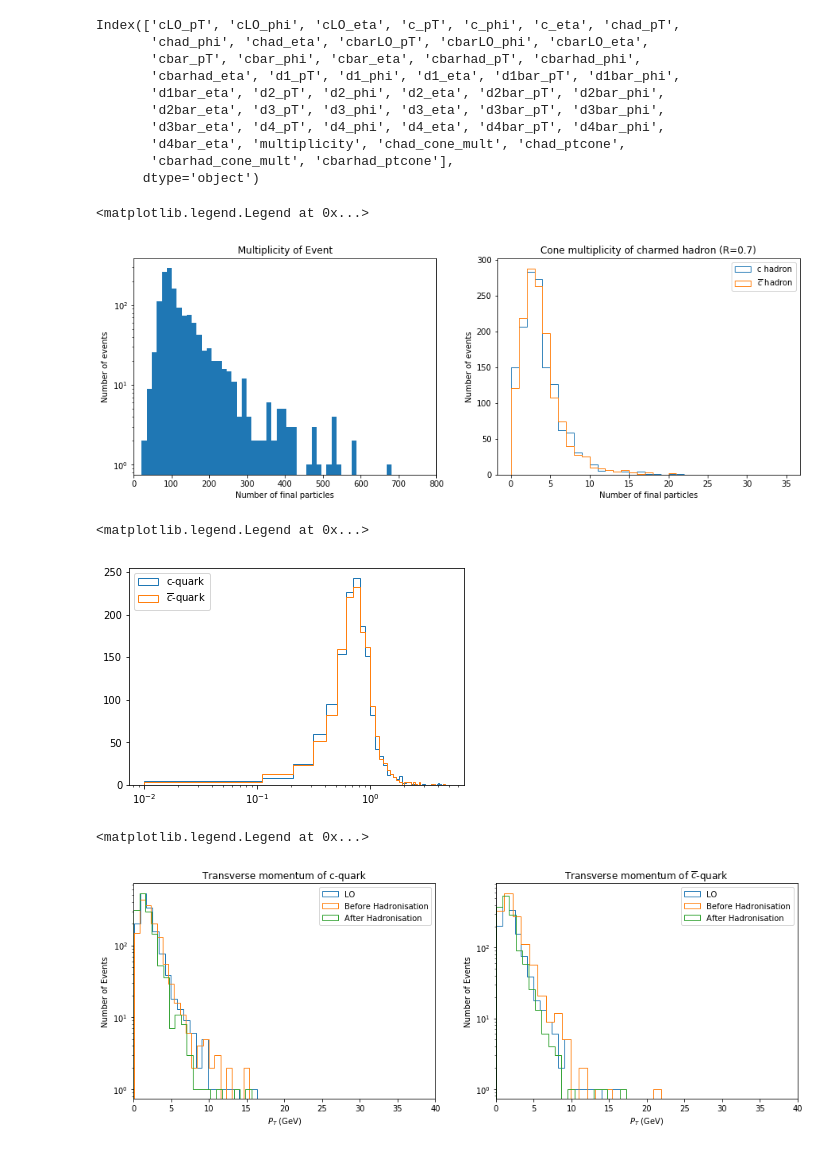
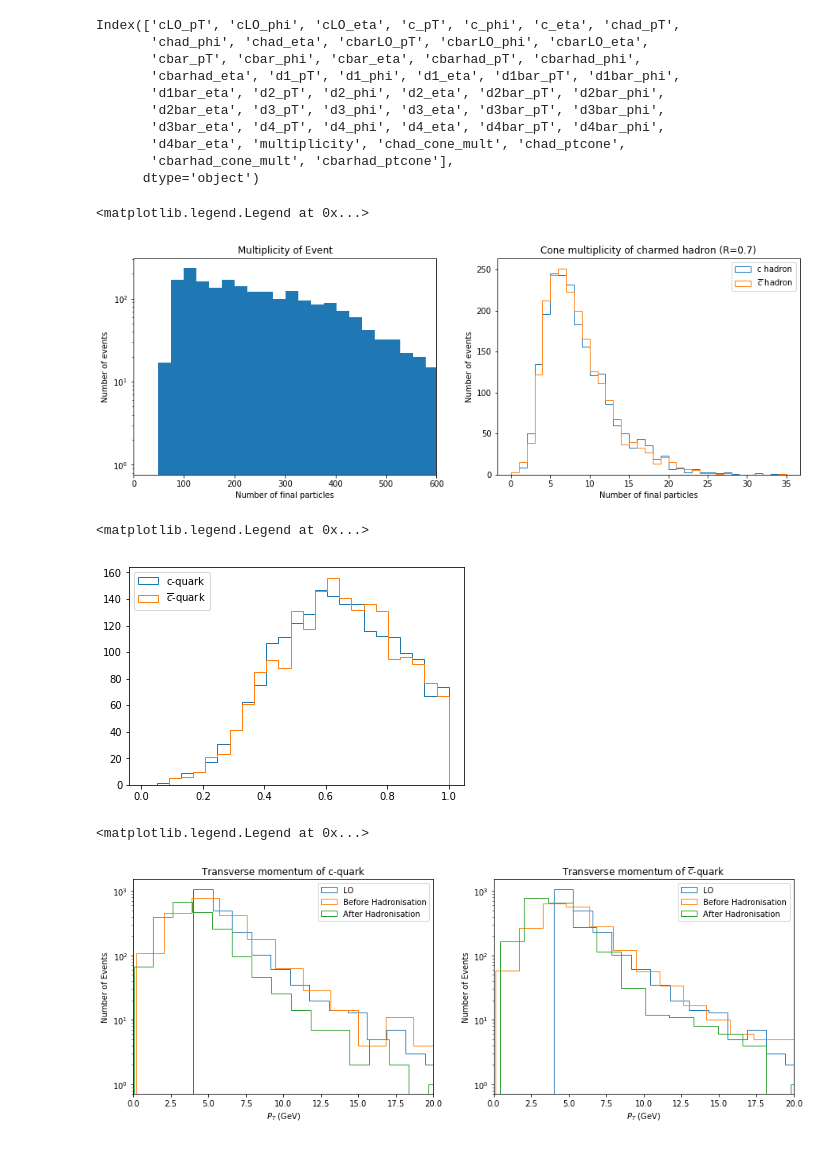
Before and after one commit to JoshuaKMWinter/HF_MPI_Studies, a Jupyter notebook: CharmAnalysis.ipynb, the cells around one changed output. Drawn from its saved outputs; the diff is of its cells as text; code cells hidden in the pictures.

Commit message:
Data with pthatmin cut and pt charmed hadron histogram ratios

```diff
--- a/CharmAnalysis.ipynb
+++ b/CharmAnalysis.ipynb
@@ -16,7 +16,7 @@ def Delta_R(phi1, eta1, phi2, eta2):
     return pow( dphi*dphi + deta*deta, 0.5 )
 # %%
 # Here below we are just reading the csv file
-dfcharm = pd.read_csv("input/Ds_EventData.csv")
+dfcharm = pd.read_csv("input/Ds_EventData_ptmin4.csv")
 
 #with the command below you can inspect the columns of the dataframe
 dfcharm.columns
@@ -40,8 +40,8 @@ dfcharm["chad_ptratio"] = dfcharm["chad_pT"]/dfcharm["cbarhad_pT"]
 dfcharm["c_ptratio"] = dfcharm["c_pT"]/dfcharm["cbar_pT"]
 dfcharm["cLO_ptratio"] = dfcharm["cLO_pT"]/dfcharm["cbarLO_pT"]
 #fragmentation functions for c and cbar
-dfcharm["FFc"] = dfcharm["chad_pT"]/dfcharm["c_pT"]
-dfcharm["FFcbar"] = dfcharm["cbarhad_pT"]/dfcharm["cbar_pT"]
+dfcharm["FFc"] = dfcharm["chad_pT"]/dfcharm["chad_ptcone"]
+dfcharm["FFcbar"] = dfcharm["cbarhad_pT"]/dfcharm["cbarhad_ptcone"]
 #pseudorapidity separation of ccbar pair at LO, Before and After Hadronisation
 dfcharm["deta_hadrons"] = abs( dfcharm["chad_eta"] - dfcharm["cbarhad_eta"] )
 dfcharm["deta_cc"] = abs( dfcharm["c_eta"] - dfcharm["cbar_eta"] )
@@ -66,38 +66,38 @@ dfcharm["dR_d4bar"] = Delta_R(dfcharm["cbarhad_phi"],dfcharm["cbarhad_eta"],dfch
 # %%
 #multiplicity plots
 fig, axes = plt.subplots(1,2, figsize=(15,5))
 
 axes[0].set_yscale("log")
 axes[0].set_title("Multiplicity of Event")
 axes[0].set_xlabel("Number of final particles")
 axes[0].set_ylabel("Number of events")
-axes[0].hist(dfcharm["multiplicity"], bins=50)
-axes[0].set_xlim([0,800])
+axes[0].hist(dfcharm["multiplicity"], bins=30)
+axes[0].set_xlim([0,600])
 
 axes[1].set_title("Cone multiplicity of charmed hadron (R=0.7)")
 axes[1].set_xlabel("Number of final particles")
 axes[1].set_ylabel("Number of events")
 axes[1].hist(dfcharm["chad_cone_mult"],bins=35, range = [0,35], label = 'c hadron',histtype = "step", fill = False)
 axes[1].hist(dfcharm["cbarhad_cone_mult"],bins=35, range = [0,35], label = '$\overline{c}$ hadron',histtype = "step", fill = False)
 axes[1].legend()
 # %% [output]
 <matplotlib.legend.Legend at 0x...>
-[figure, old version]
+[figure, new version]
 # %%
 #Fragmentation functions for c and cbar
-plt.xscale("log")
-plt.hist(dfcharm["FFc"], bins=50, range = [0.01,5], label = "c-quark", histtype = "step", fill = False)
-plt.hist(dfcharm["FFcbar"], bins=50, range = [0.01,5], label = '$\overline{c}$-quark', histtype = "step", fill = False)
+#plt.xscale("log")
+plt.hist(dfcharm["FFc"], bins=25, range = [0.01,1], label = "c-quark", histtype = "step", fill = False)
+plt.hist(dfcharm["FFcbar"], bins=25, range = [0.01,1], label = '$\overline{c}$-quark', histtype = "step", fill = False)
 plt.legend(loc = 'upper left')
 # %% [output]
 <matplotlib.legend.Legend at 0x...>
-[figure, old version]
+[figure, new version]
 # %%
 #pT of charm states
 fig, axes = plt.subplots(1,2, figsize=(15,5))
 
 axes[0].set_yscale("log")
-axes[0].set_xlim([0,40])
+axes[0].set_xlim([0,20])
 axes[0].set_title("Transverse momentum of c-quark")
 axes[0].set_xlabel(r'$P_T$ (GeV)')
 axes[0].set_ylabel('Number of Events')
@@ -108,7 +108,7 @@ axes[0].legend()
 
 #pT of cbar states
 axes[1].set_yscale("log")
-axes[1].set_xlim([0,40])
+axes[1].set_xlim([0,20])
 axes[1].set_title(r'Transverse momentum of $\overline{c}$-quark')
 axes[1].set_xlabel(r'$P_T$ (GeV)')
 axes[1].set_ylabel('Number of Events')
@@ -118,7 +118,7 @@ axes[1].hist(dfcharm["cbarhad_pT"], bins=20, label = "After Hadronisation", hist
 axes[1].legend()
 # %% [output]
 <matplotlib.legend.Legend at 0x...>
-[figure, old version]
+[figure, new version]
 # %%
 #angular separation of ccbar pair
 fig, axes = plt.subplots(1,2, figsize=(15,5))
```
Also changed, not shown: parts of 8 cells of this notebook, 12 other files.
